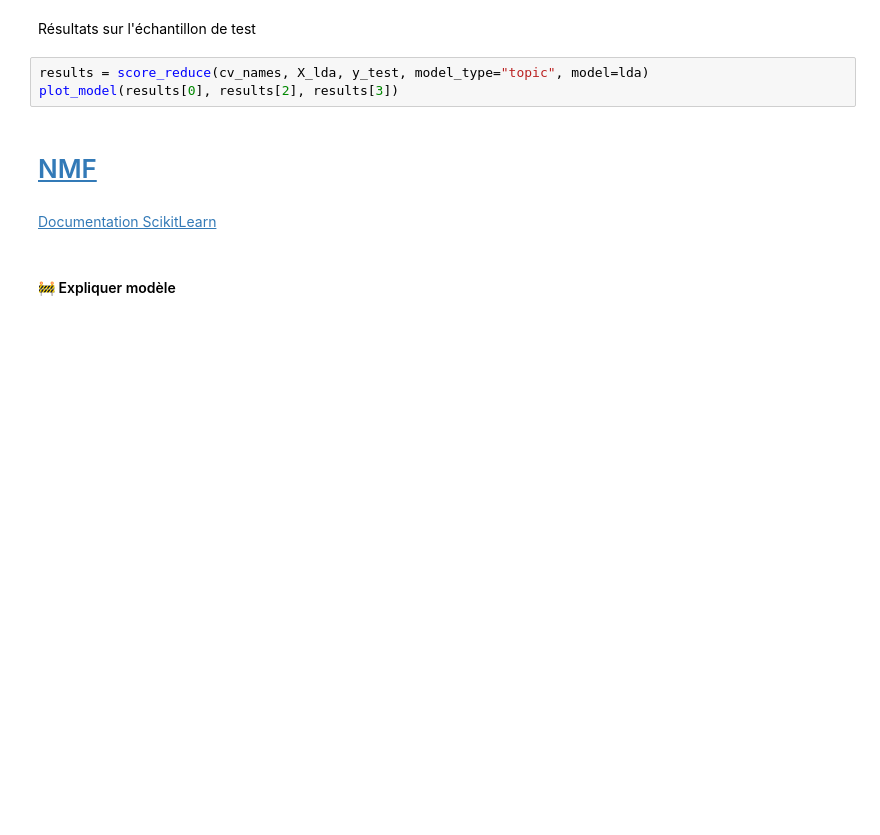
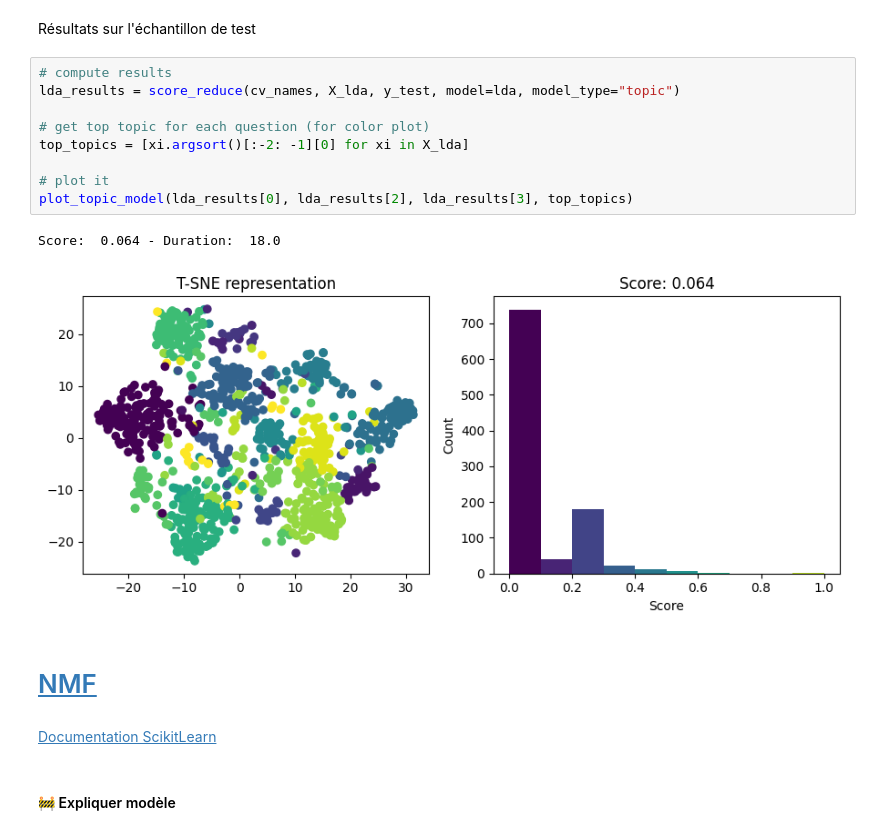
Before and after one commit to sycod/OC_P5_SoF, a Jupyter notebook: 3_non_supervise.ipynb, the cells around one changed output. Cells and saved outputs as stored; diff of their text form; blank space fills up the shorter version.

```diff
--- a/3_non_supervise.ipynb
+++ b/3_non_supervise.ipynb
@@ -419,8 +419,17 @@ print(f"🔹 Score:\n\t{score_terms(pred_words, y)}\n")
 # %% [markdown]
 Résultats sur l'échantillon de test
-# %%
-results = score_reduce(cv_names, X_lda, y_test, model_type="topic", model=lda)
-plot_model(results[0], results[2], results[3])
+# %%
+# compute results
+lda_results = score_reduce(cv_names, X_lda, y_test, model=lda, model_type="topic")
+
+# get top topic for each question (for color plot)
+top_topics = [xi.argsort()[:-2: -1][0] for xi in X_lda]
+
+# plot it
+plot_topic_model(lda_results[0], lda_results[2], lda_results[3], top_topics)
+# %% [output]
+Score:  0.064 - Duration:  18.0
+[figure, added]
 # %% [markdown]
 # <a id='toc6_'></a>[NMF](#toc0_)
 # %% [markdown]
```
Also changed, not shown: parts of 22 cells of this notebook, 1 other file.
